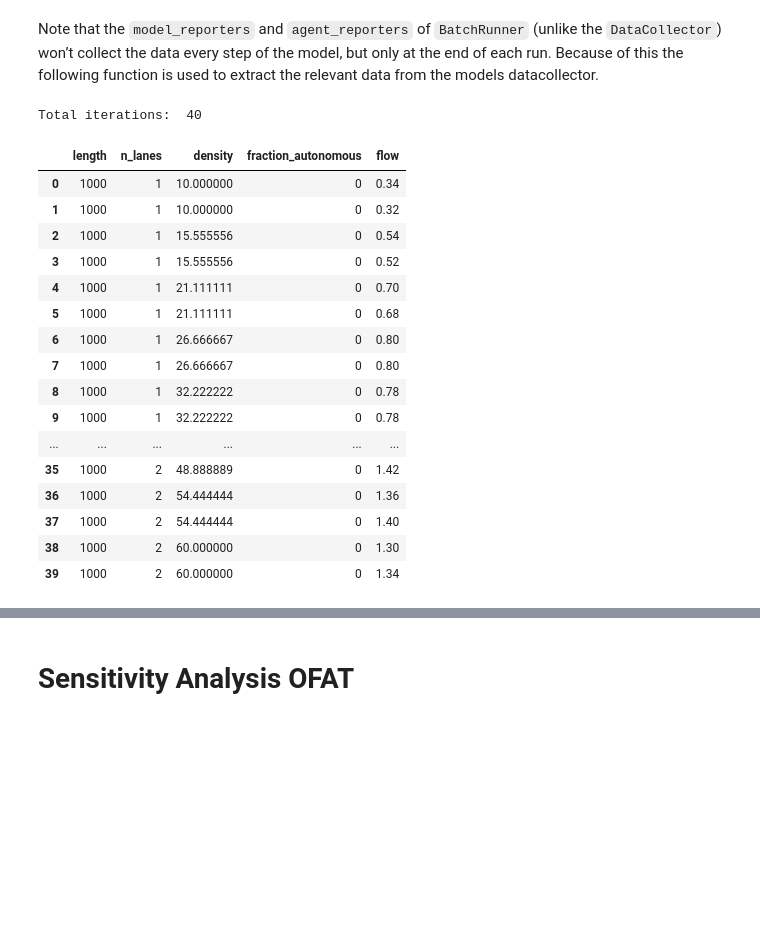
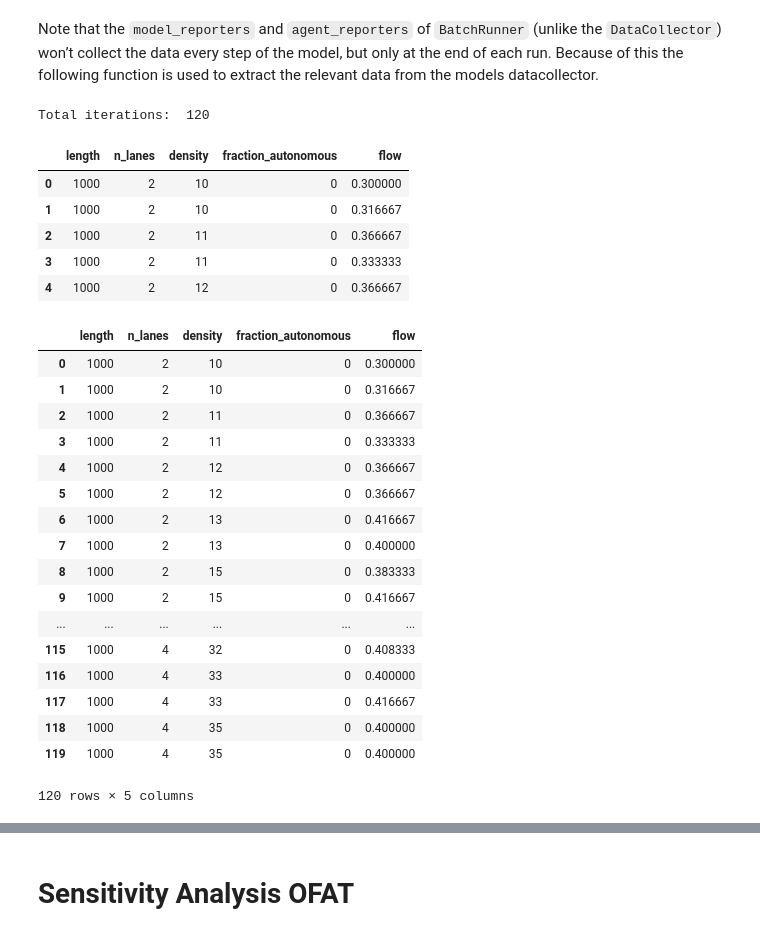
Before and after one commit to voschezang/ABM, a Jupyter notebook: analysis.ipynb, the cells around one changed output, grey strips where cells are left out. Drawn from its saved outputs; the diff is of its cells as text; code cells hidden in the pictures; blank space fills up the shorter version.

```diff
--- a/analysis.ipynb
+++ b/analysis.ipynb
@@ -83,37 +86,42 @@ def get_flow(model, initialisation_steps=0, flow_per=10):
     return flows[initialisation_steps:].mean() * flow_per
 # %%
 # setup parameters
-n_lanes = [1, 2]
-density = np.linspace(10, 60, 10)
-fraction_autonomous = [0]
-n_steps = 1000
-initialisation_steps = 500
+n_lanes = [2, 3, 4]
+density = np.linspace(10, 35, 20).astype(int)
+fraction_autonomous = np.linspace(0.10, 1, 20)
+
+n_steps = 500 # for analysis = 500
+initialisation_steps = 100 # for analysis = 100
+
 
 fixed_params = {
     "length": 1000,
+    #"fraction_autonomous": 0, # autonomous vehicles have p_slowdown = 0 and mean values, no error in speed estimation
     "max_speed_mu": 120,
-    "max_speed_sigma": 0,
-    "min_spacing": 1,
+    "min_spacing": 2,
     "min_distance_mu": 2,
-    "min_distance_sigma": 0,
-    "car_acc": 33 / 10,
-    "car_dec": 33 / 5,
-    "p_slowdown": 0.2,
+    "min_distance_min": 1,
+    "min_distance_max": 3,
+    "car_acc": 3.333, # m/s^2
+    "car_dec": 9, # m/s^2
+    "p_slowdown": 3, # frequency (per hour) of slowing down randomly
     "bias_right_lane": 1,
     "time_step": 0.1,
-    "verbose": 0
+    "seed" : None,
+    "verbose": 3
 }
+
 variable_params = {
     "n_lanes": n_lanes,
     "density": density,
-    "fraction_autonomous": fraction_autonomous
+    #"fraction_autonomous": fraction_autonomous
 }
 
 # create and run `BatchRunner`
 batch_run = BatchRunner(src.model.Model,
                         fixed_parameters=fixed_params,
                         variable_parameters=variable_params,
-                        iterations=2,
+                        iterations=10,
                         max_steps=n_steps,
                         model_reporters={
                             "flow": lambda x: get_flow(x, initialisation_steps)
@@ -125,27 +133,37 @@ print("Total iterations: ", np.product([len(var) for var in batch_run.variable_p
 sys.stdout.flush()
 batch_run.run_all()
 # %% [output]
-Total iterations:  40
+Total iterations:  120
 # %%
 # get the dataframe and select the relevant columns
 df = batch_run.get_model_vars_dataframe()
 df = df[["length", "n_lanes", "density", "fraction_autonomous", "flow"]]
-df
+df.head()
 # %% [output]
 |  | length | n_lanes | density | fraction_autonomous | flow |
-| 0 | 1000 | 1 | 10.000000 | 0 | 0.34 |
-| 1 | 1000 | 1 | 10.000000 | 0 | 0.32 |
-| 2 | 1000 | 1 | 15.555556 | 0 | 0.54 |
-| 3 | 1000 | 1 | 15.555556 | 0 | 0.52 |
-| 4 | 1000 | 1 | 21.111111 | 0 | 0.70 |
-| 5 | 1000 | 1 | 21.111111 | 0 | 0.68 |
-| 6 | 1000 | 1 | 26.666667 | 0 | 0.80 |
-| 7 | 1000 | 1 | 26.666667 | 0 | 0.80 |
-| 8 | 1000 | 1 | 32.222222 | 0 | 0.78 |
-| 9 | 1000 | 1 | 32.222222 | 0 | 0.78 |
-| ... | ... | ... | ... | ... | ... |
-| 35 | 1000 | 2 | 48.888889 | 0 | 1.42 |
-| 36 | 1000 | 2 | 54.444444 | 0 | 1.36 |
-| 37 | 1000 | 2 | 54.444444 | 0 | 1.40 |
-| 38 | 1000 | 2 | 60.000000 | 0 | 1.30 |
-| 39 | 1000 | 2 | 60.000000 | 0 | 1.34 |
+| 0 | 1000 | 2 | 10 | 0 | 0.300000 |
+| 1 | 1000 | 2 | 10 | 0 | 0.316667 |
+| 2 | 1000 | 2 | 11 | 0 | 0.366667 |
+| 3 | 1000 | 2 | 11 | 0 | 0.333333 |
+| 4 | 1000 | 2 | 12 | 0 | 0.366667 |
+# %%
+df
+# %% [output]
+|  | length | n_lanes | density | fraction_autonomous | flow |
+| 0 | 1000 | 2 | 10 | 0 | 0.300000 |
+| 1 | 1000 | 2 | 10 | 0 | 0.316667 |
+| 2 | 1000 | 2 | 11 | 0 | 0.366667 |
+| 3 | 1000 | 2 | 11 | 0 | 0.333333 |
+| 4 | 1000 | 2 | 12 | 0 | 0.366667 |
+| 5 | 1000 | 2 | 12 | 0 | 0.366667 |
+| 6 | 1000 | 2 | 13 | 0 | 0.416667 |
+| 7 | 1000 | 2 | 13 | 0 | 0.400000 |
+| 8 | 1000 | 2 | 15 | 0 | 0.383333 |
+| 9 | 1000 | 2 | 15 | 0 | 0.416667 |
+| ... | ... | ... | ... | ... | ... |
+| 115 | 1000 | 4 | 32 | 0 | 0.408333 |
+| 116 | 1000 | 4 | 33 | 0 | 0.400000 |
+| 117 | 1000 | 4 | 33 | 0 | 0.416667 |
+| 118 | 1000 | 4 | 35 | 0 | 0.400000 |
+| 119 | 1000 | 4 | 35 | 0 | 0.400000 |
+120 rows × 5 columns
```
Also changed, not shown: parts of 11 cells of this notebook, 2 other files.
